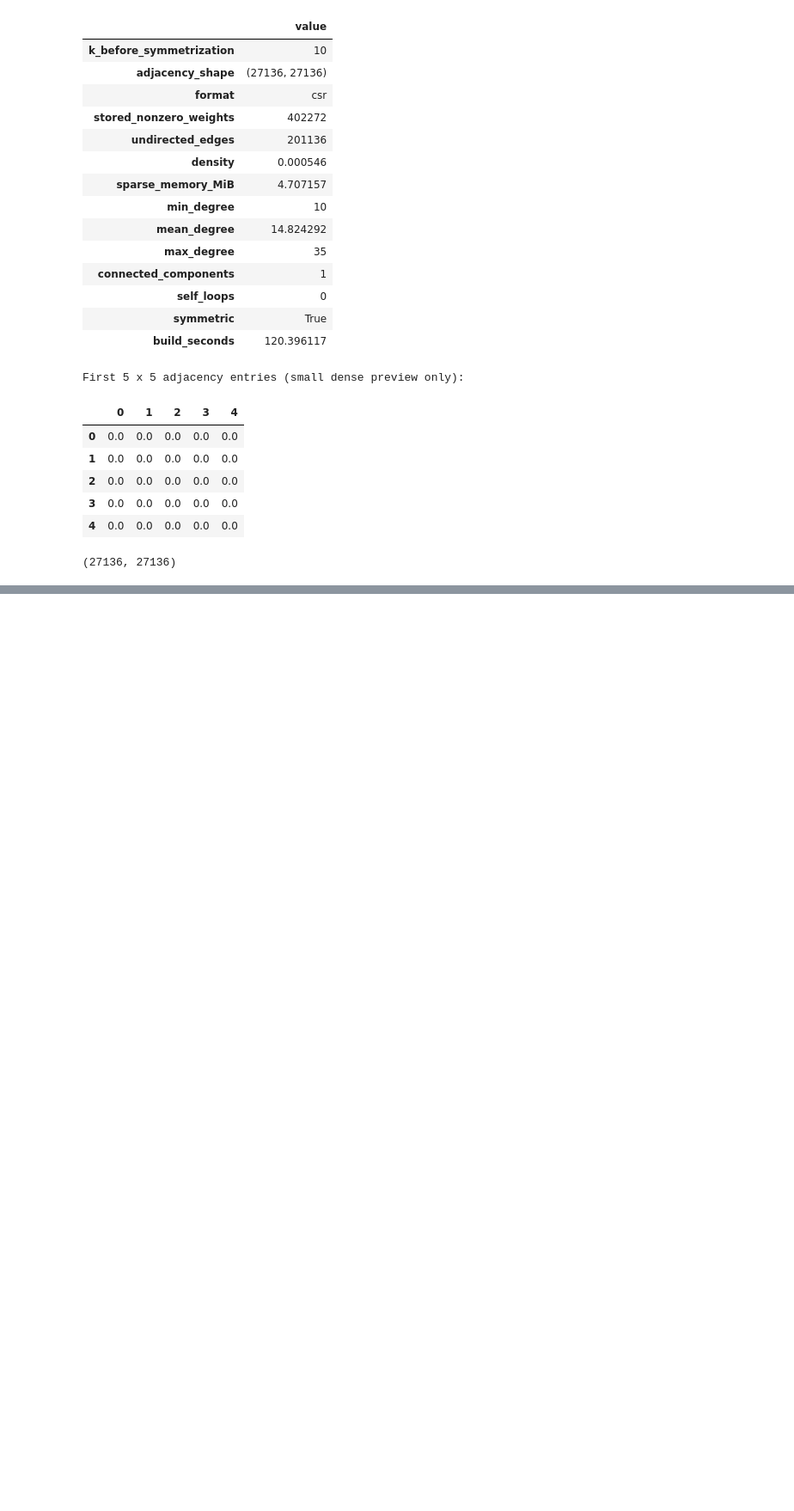
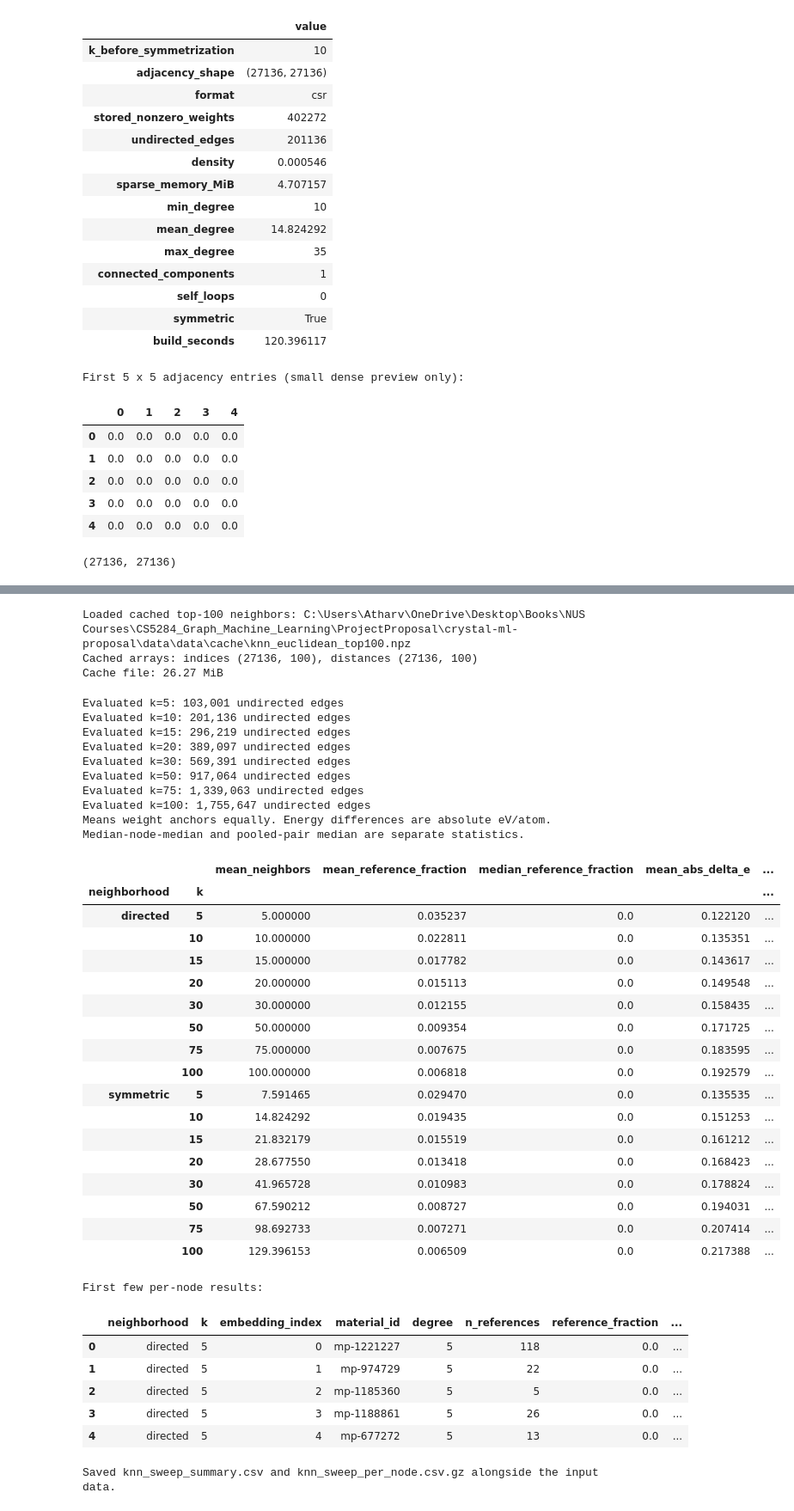
Before and after one commit to jagerknight10/graph-informed-crystal-screening, a Jupyter notebook: code/graph-construction/knn.ipynb, the cells around one changed output, grey strips where cells are left out. Shown at 86% size. Saved outputs shown, nothing was run; the diff lists cells and outputs as text; code cells hidden in the pictures; blank space fills up the shorter version.

```diff
--- a/code/graph-construction/knn.ipynb
+++ b/code/graph-construction/knn.ipynb
@@ -623,0 +745,13 @@ W.shape
+# %%
+k_values = [5, 10, 15, 20, 30, 50, 75, 100]
+neighbor_cache_path = data_dir / "cache" / "knn_euclidean_top100.npz"
+neighbor_indices, neighbor_distances = cache_nearest_neighbors(
+    embeddings, max(k_values), neighbor_cache_path, working_memory=64,
+    force_recompute=False,
+)
+print(f"Cached arrays: indices {neighbor_indices.shape}, distances {neighbor_distances.shape}")
+print(f"Cache file: {neighbor_cache_path.stat().st_size / 1024**2:.2f} MiB")
+# %% [output]
+Loaded cached top-100 neighbors: C:\Users\Atharv\OneDrive\Desktop\Books\NUS Courses\CS5284_Graph_Machine_Learning\ProjectProposal\crystal-ml-proposal\data\data\cache\knn_euclidean_top100.npz
+Cached arrays: indices (27136, 100), distances (27136, 100)
+Cache file: 26.27 MiB
@@ -623,0 +865,52 @@ W.shape
+# %%
+formation_energies = metadata["formation_energy_per_atom"].to_numpy(dtype=np.float64)
+sweep_summary, sweep_per_node = evaluate_knn_sweep(
+    neighbor_indices, formation_energies, reference_membership, k_values,
+)
+sweep_per_node.insert(3, "material_id", metadata["material_id"].to_numpy()[sweep_per_node["embedding_index"]])
+print("Means weight anchors equally. Energy differences are absolute eV/atom.")
+print("Median-node-median and pooled-pair median are separate statistics.")
+display(sweep_summary.round(6))
+print("First few per-node results:")
+display(sweep_per_node.head())
+
+sweep_summary.to_csv(data_dir / "knn_sweep_summary.csv")
+sweep_per_node.to_csv(data_dir / "knn_sweep_per_node.csv.gz", index=False, float_format="%.8g")
+print("Saved knn_sweep_summary.csv and knn_sweep_per_node.csv.gz alongside the input data.")
+# %% [output]
+Evaluated k=5: 103,001 undirected edges
+Evaluated k=10: 201,136 undirected edges
+Evaluated k=15: 296,219 undirected edges
+Evaluated k=20: 389,097 undirected edges
+Evaluated k=30: 569,391 undirected edges
+Evaluated k=50: 917,064 undirected edges
+Evaluated k=75: 1,339,063 undirected edges
+Evaluated k=100: 1,755,647 undirected edges
+Means weight anchors equally. Energy differences are absolute eV/atom.
+Median-node-median and pooled-pair median are separate statistics.
+|  |  | mean_neighbors | mean_reference_fraction | median_reference_fraction | mean_abs_delta_e | ... |
+| neighborhood | k |  |  |  |  | ... |
+| directed | 5 | 5.000000 | 0.035237 | 0.0 | 0.122120 | ... |
+|  | 10 | 10.000000 | 0.022811 | 0.0 | 0.135351 | ... |
+|  | 15 | 15.000000 | 0.017782 | 0.0 | 0.143617 | ... |
+|  | 20 | 20.000000 | 0.015113 | 0.0 | 0.149548 | ... |
+|  | 30 | 30.000000 | 0.012155 | 0.0 | 0.158435 | ... |
+|  | 50 | 50.000000 | 0.009354 | 0.0 | 0.171725 | ... |
+|  | 75 | 75.000000 | 0.007675 | 0.0 | 0.183595 | ... |
+|  | 100 | 100.000000 | 0.006818 | 0.0 | 0.192579 | ... |
+| symmetric | 5 | 7.591465 | 0.029470 | 0.0 | 0.135535 | ... |
+|  | 10 | 14.824292 | 0.019435 | 0.0 | 0.151253 | ... |
+|  | 15 | 21.832179 | 0.015519 | 0.0 | 0.161212 | ... |
+|  | 20 | 28.677550 | 0.013418 | 0.0 | 0.168423 | ... |
+|  | 30 | 41.965728 | 0.010983 | 0.0 | 0.178824 | ... |
+|  | 50 | 67.590212 | 0.008727 | 0.0 | 0.194031 | ... |
+|  | 75 | 98.692733 | 0.007271 | 0.0 | 0.207414 | ... |
+|  | 100 | 129.396153 | 0.006509 | 0.0 | 0.217388 | ... |
+First few per-node results:
+|  | neighborhood | k | embedding_index | material_id | degree | n_references | reference_fraction | ... |
+| 0 | directed | 5 | 0 | mp-1221227 | 5 | 118 | 0.0 | ... |
+| 1 | directed | 5 | 1 | mp-974729 | 5 | 22 | 0.0 | ... |
+| 2 | directed | 5 | 2 | mp-1185360 | 5 | 5 | 0.0 | ... |
+| 3 | directed | 5 | 3 | mp-1188861 | 5 | 26 | 0.0 | ... |
+| 4 | directed | 5 | 4 | mp-677272 | 5 | 13 | 0.0 | ... |
+Saved knn_sweep_summary.csv and knn_sweep_per_node.csv.gz alongside the input data.
```
Also changed, not shown: parts of 12 cells of this notebook.
